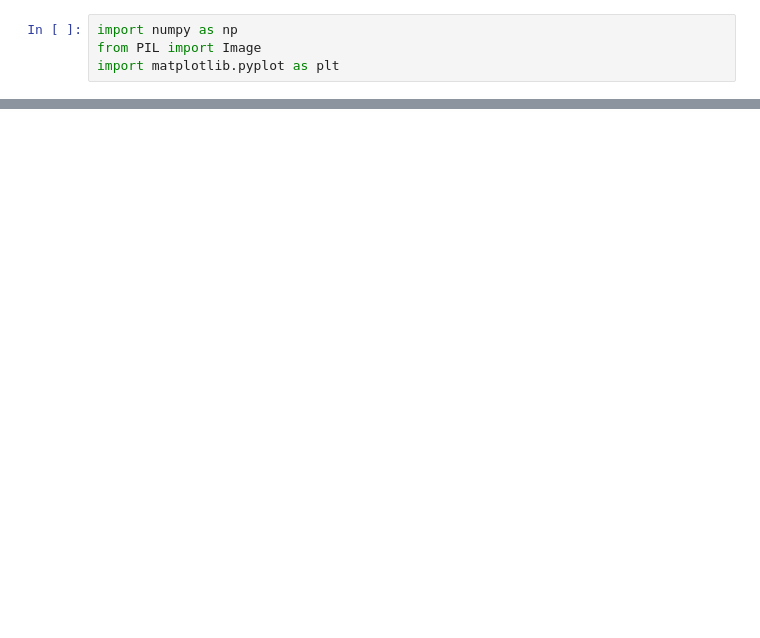
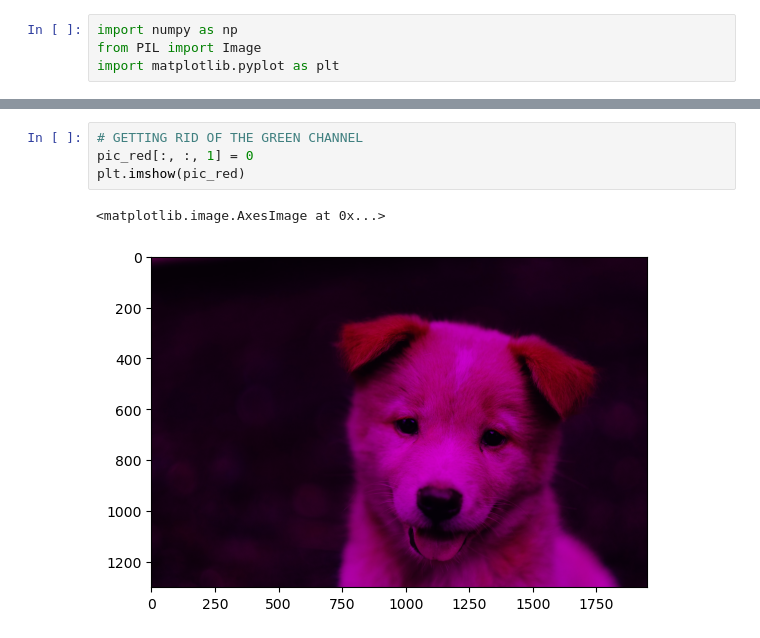
Before and after one commit to ramnareeesh/ml-playgrounds, a Jupyter notebook: Computer Vision/Images and Numpy.ipynb, the cells around one changed output, grey strips where cells are left out. Drawn from its saved outputs; the diff is of its cells as text; blank space fills up the shorter version.

```diff
--- a/Computer Vision/Images and Numpy.ipynb
+++ b/Computer Vision/Images and Numpy.ipynb
@@ -8,0 +49,7 @@ FileNotFoundError: [Errno 2] No such file or directory: 'DATA/00-puppy.jpg'
+# %%
+# GETTING RID OF THE GREEN CHANNEL
+pic_red[:, :, 1] = 0
+plt.imshow(pic_red)
+# %% [output]
+<matplotlib.image.AxesImage at 0x...>
+[figure, added]
```
Also changed, not shown: parts of 14 cells of this notebook, 3 other files.
